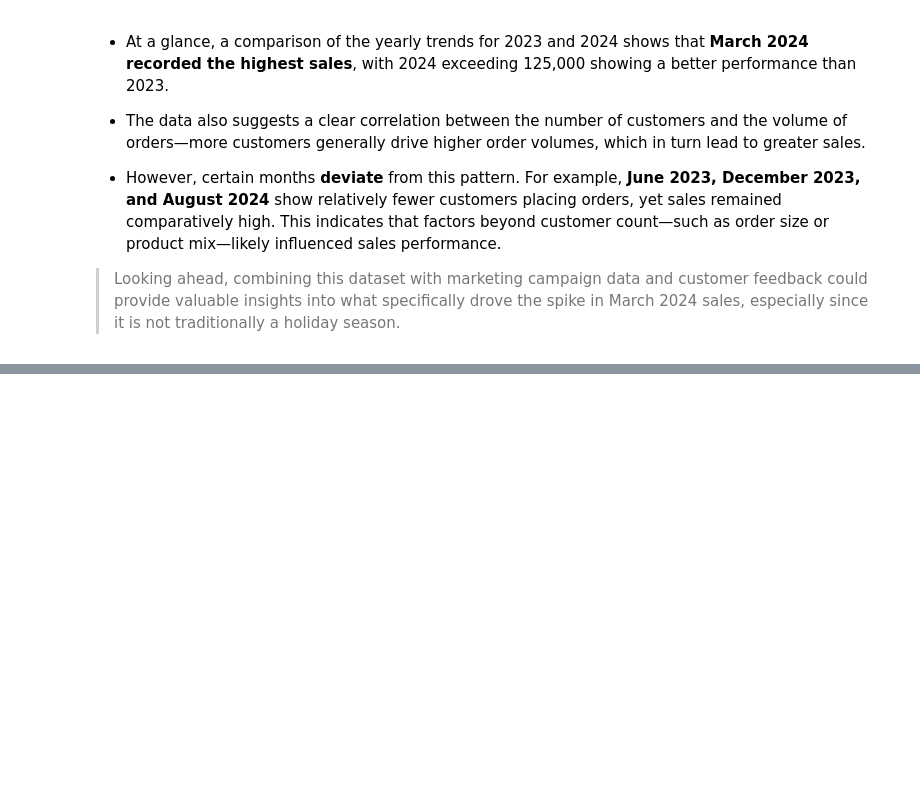
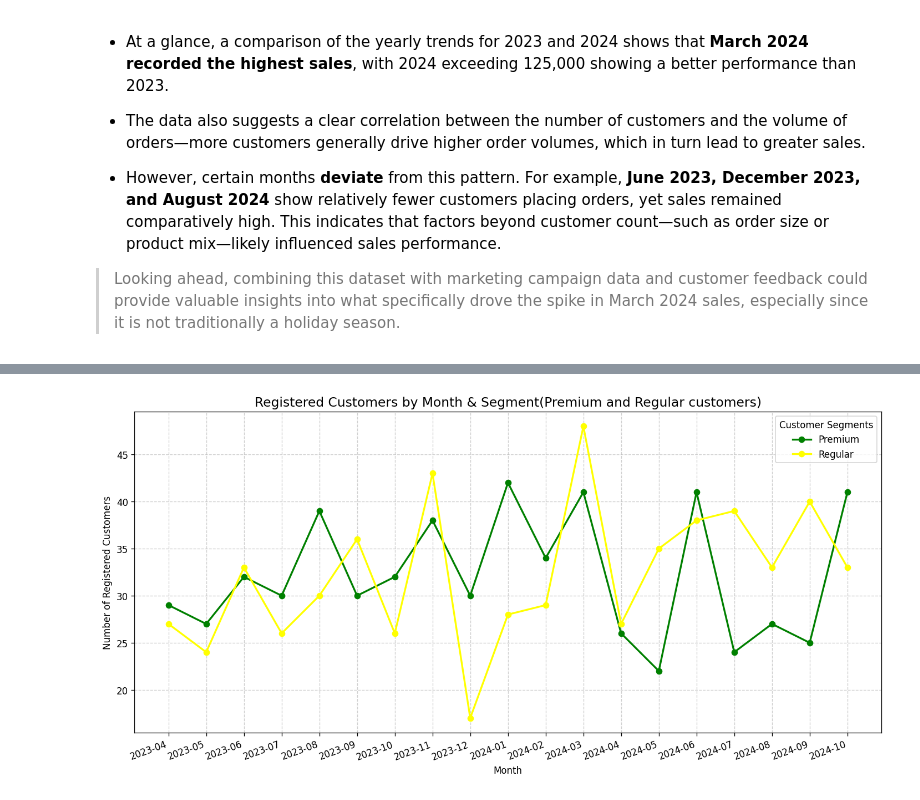
Before and after one commit to Joan-Njoki-Mwangi/Blinkit-Grocery-Store-Deep-Dive, a Jupyter notebook: Blinkit_Grocery_Store_Deep_Dive.ipynb, the cells around one changed output, grey strips where cells are left out. Saved outputs shown, nothing was run; the diff lists cells and outputs as text; code cells hidden in the pictures; blank space fills up the shorter version.

```diff
--- a/Blinkit_Grocery_Store_Deep_Dive.ipynb
+++ b/Blinkit_Grocery_Store_Deep_Dive.ipynb
@@ -319,0 +354,31 @@ plt.show()
+# %%
+
+filtered_df2 = customer_segments[customer_segments['customer_segment'].isin(['Premium','Regular'])]
+
+# defining colors for the segments
+colors = {'Premium':'green',
+         'Regular':'yellow'}
+
+plt.figure(figsize=(12,6))
+
+for segment in filtered_df2['customer_segment'].unique():
+    subset = filtered_df2[filtered_df2['customer_segment'] == segment]
+    plt.plot(
+        subset['Month'].astype(str),
+        subset['number_of_registered_customers'],
+        marker='o',
+        linewidth=2,
+        label=segment,
+        color = colors[segment]
+    )
+
+plt.title("Registered Customers by Month & Segment(Premium and Regular customers)", fontsize=14)
+plt.xlabel("Month")
+plt.ylabel("Number of Registered Customers")
+plt.legend(title="Customer Segments")
+plt.grid(True, linestyle="--", alpha=0.6)
+plt.xticks(rotation=20, ha='right')
+plt.tight_layout()
+plt.show()
+# %% [output]
+[figure, added]
```
Also changed, not shown: parts of 13 cells of this notebook.
